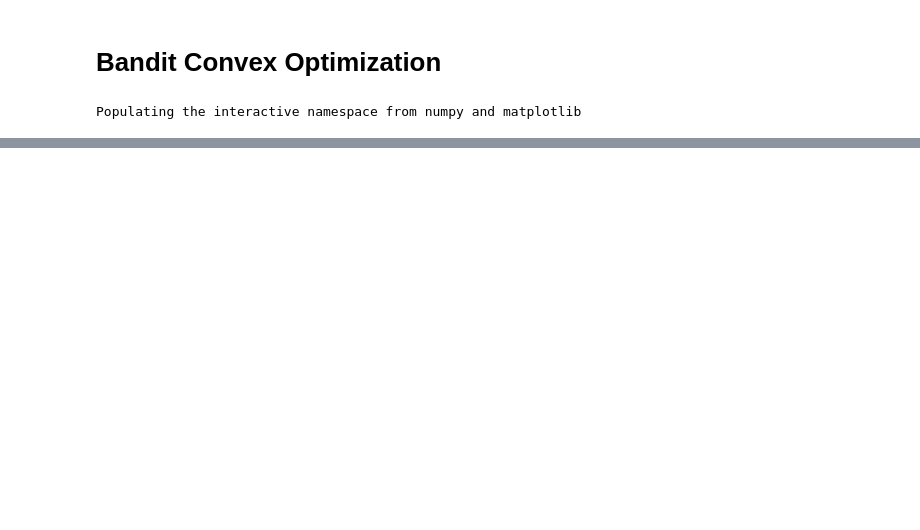
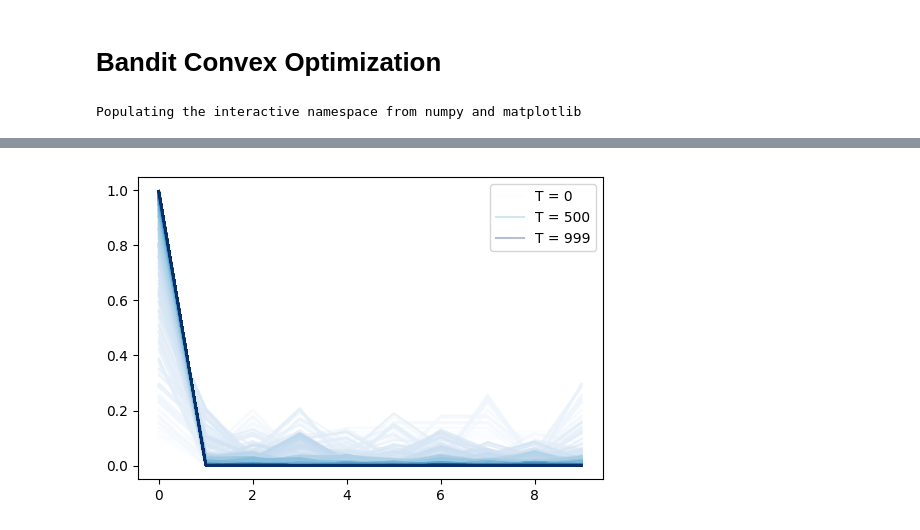
Before and after one commit to asberk/active-learning, a Jupyter notebook: Active-Learning.ipynb, the cells around one changed output, grey strips where cells are left out. Saved outputs shown, nothing was run; the diff lists cells and outputs as text; code cells hidden in the pictures; blank space fills up the shorter version.

Commit message:
simple muti armed bandit example

```diff
--- a/Active-Learning.ipynb
+++ b/Active-Learning.ipynb
@@ -40,0 +111,32 @@ def SimpleMultiArmedBandit(n, T, OnlineCOAlgom, delta, init=None):
+# %%
+def inverseLoss(actionNumber, n, **kwargs):
+    verbose = kwargs.get('verbose', False)
+    if verbose:
+        t = kwargs.get('t', None)
+        T = kwargs.get('T', None)
+        x = kwargs.get('x', None)
+        if (t is not None) and (T is not None):
+            print('Percent complete: {}%'.format(np.round(100*(t+1)/T, 2)))
+        if x is not None:
+            print('Machine\'s pmf over actions is:')
+            print(x)
+    inverseLoss = np.maximum(0, np.minimum(1, actionNumber/n))
+    return inverseLoss
+# %%
+nMax = 10
+TMax = 1000
+xHat = SimpleMultiArmedBandit(n=nMax, T=TMax, delta=.5,
+                              algOCO=OnlineGradDescStep,
+                              actionLoss=inverseLoss,
+                              actionLossVerbose=False)
+# %%
+cmBlues = plt.cm.Blues(np.linspace(0, 1, TMax), alpha=.3)
+# %%
+for j in range(TMax):
+    if j in [0, int(np.floor(TMax/2)), TMax-1]:
+        plt.plot(xHat[:, j], color=cmBlues[j], label='T = {}'.format(j))
+    else:
+        plt.plot(xHat[:, j], color=cmBlues[j])
+plt.legend();
+# %% [output]
+[figure, added]
```
Also changed, not shown: parts of 15 cells of this notebook.
